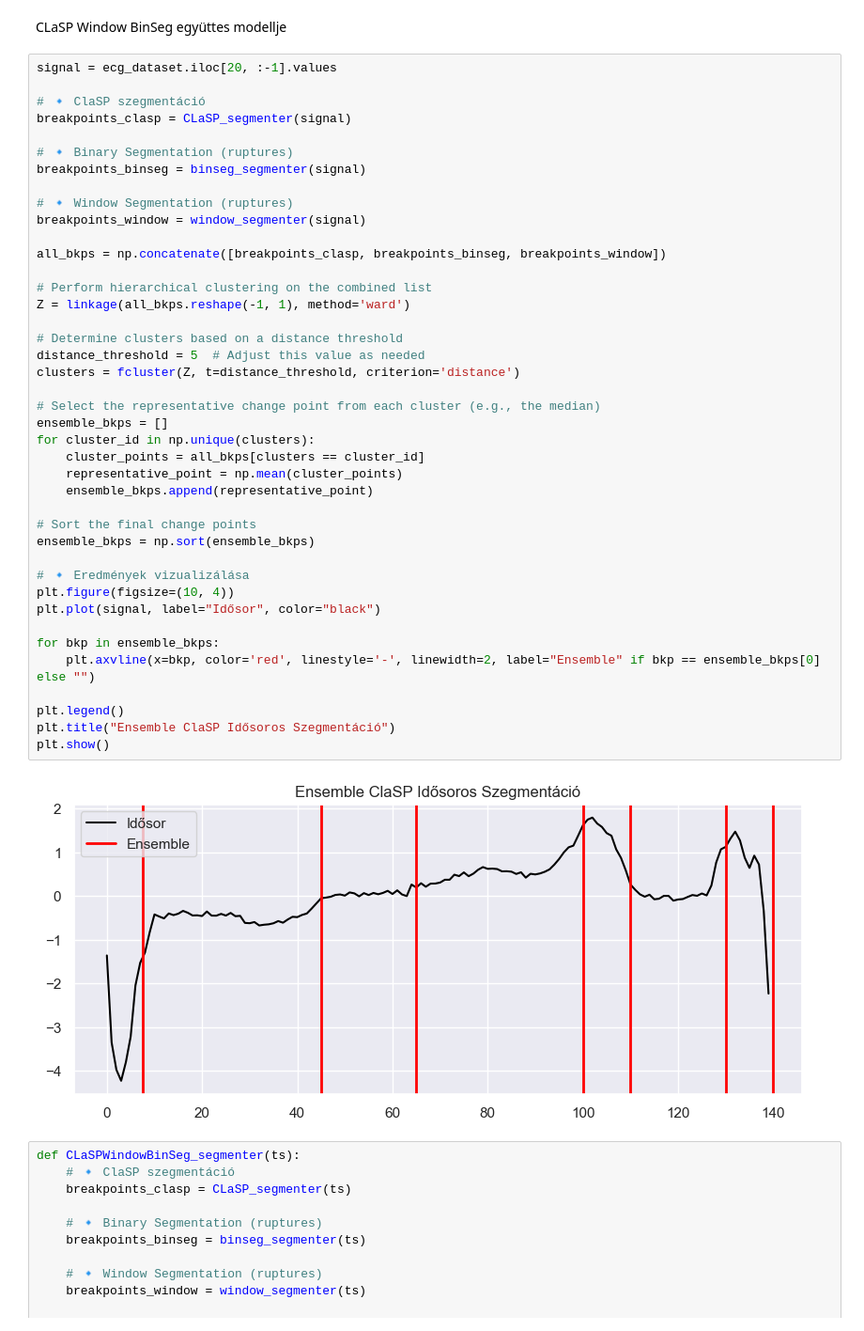
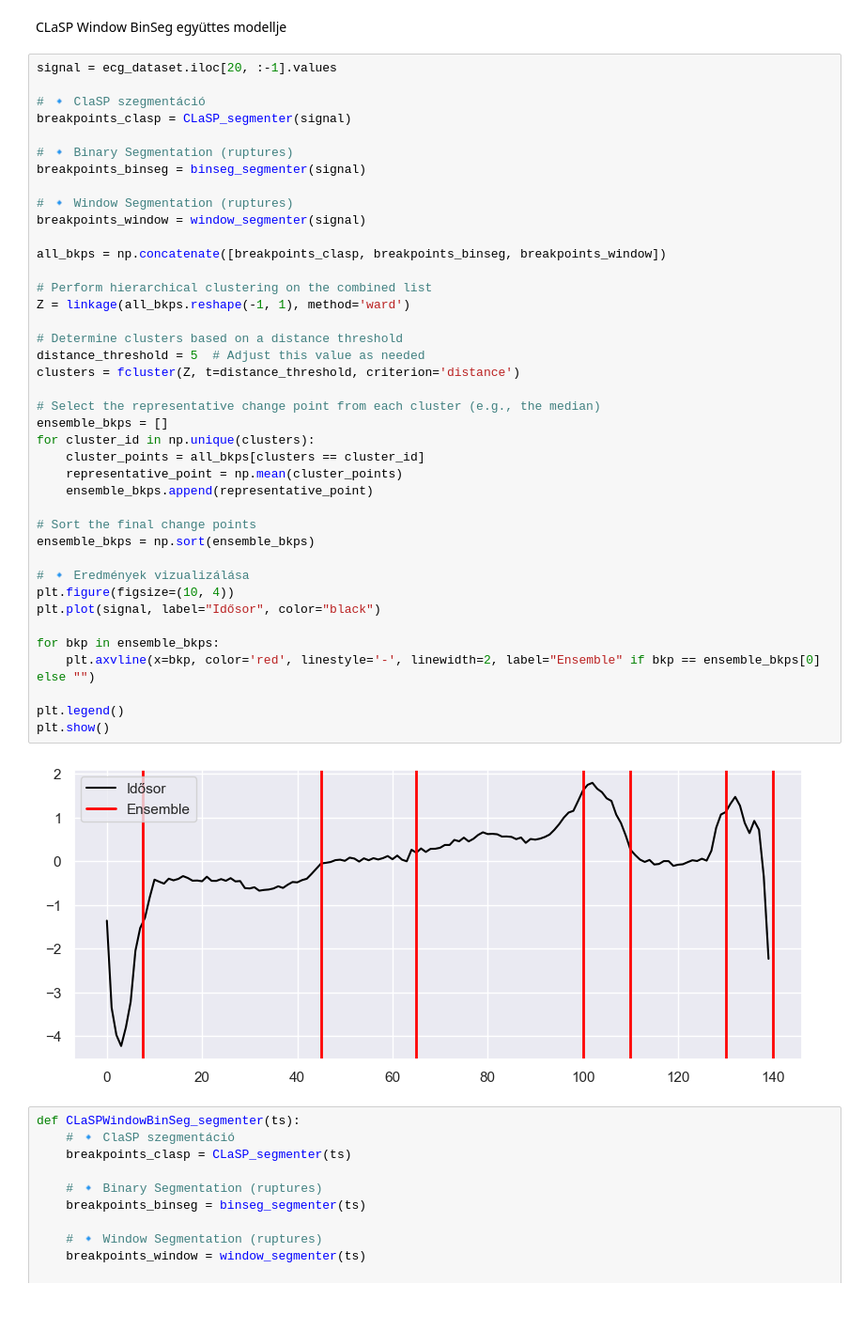
Before and after one commit to czotterbenedek/time-series-ensemble-segmentation, a Jupyter notebook: onlab_tfb4fy.ipynb, the cells around one changed output. Shown at 94% size. Saved outputs shown, nothing was run; the diff lists cells and outputs as text; blank space fills up the shorter version.

```diff
--- a/onlab_tfb4fy.ipynb
+++ b/onlab_tfb4fy.ipynb
@@ -605,35 +605,34 @@ breakpoints_window = window_segmenter(signal)
 
 all_bkps = np.concatenate([breakpoints_clasp, breakpoints_binseg, breakpoints_window])
 
 # Perform hierarchical clustering on the combined list
 Z = linkage(all_bkps.reshape(-1, 1), method='ward')
 
 # Determine clusters based on a distance threshold
 distance_threshold = 5  # Adjust this value as needed
 clusters = fcluster(Z, t=distance_threshold, criterion='distance')
 
 # Select the representative change point from each cluster (e.g., the median)
 ensemble_bkps = []
 for cluster_id in np.unique(clusters):
     cluster_points = all_bkps[clusters == cluster_id]
     representative_point = np.mean(cluster_points)
     ensemble_bkps.append(representative_point)
 
 # Sort the final change points
 ensemble_bkps = np.sort(ensemble_bkps)
 
 # 🔹 Eredmények vizualizálása
 plt.figure(figsize=(10, 4))
 plt.plot(signal, label="Idősor", color="black")
 
 for bkp in ensemble_bkps:
     plt.axvline(x=bkp, color='red', linestyle='-', linewidth=2, label="Ensemble" if bkp == ensemble_bkps[0] else "")
 
 plt.legend()
-plt.title("Ensemble ClaSP Idősoros Szegmentáció")
 plt.show()
 # %% [output]
-[figure, old version]
+[figure, new version]
 # %%
 def CLaSPWindowBinSeg_segmenter(ts):
     # 🔹 ClaSP szegmentáció
```
Also changed, not shown: parts of 5 cells of this notebook.
